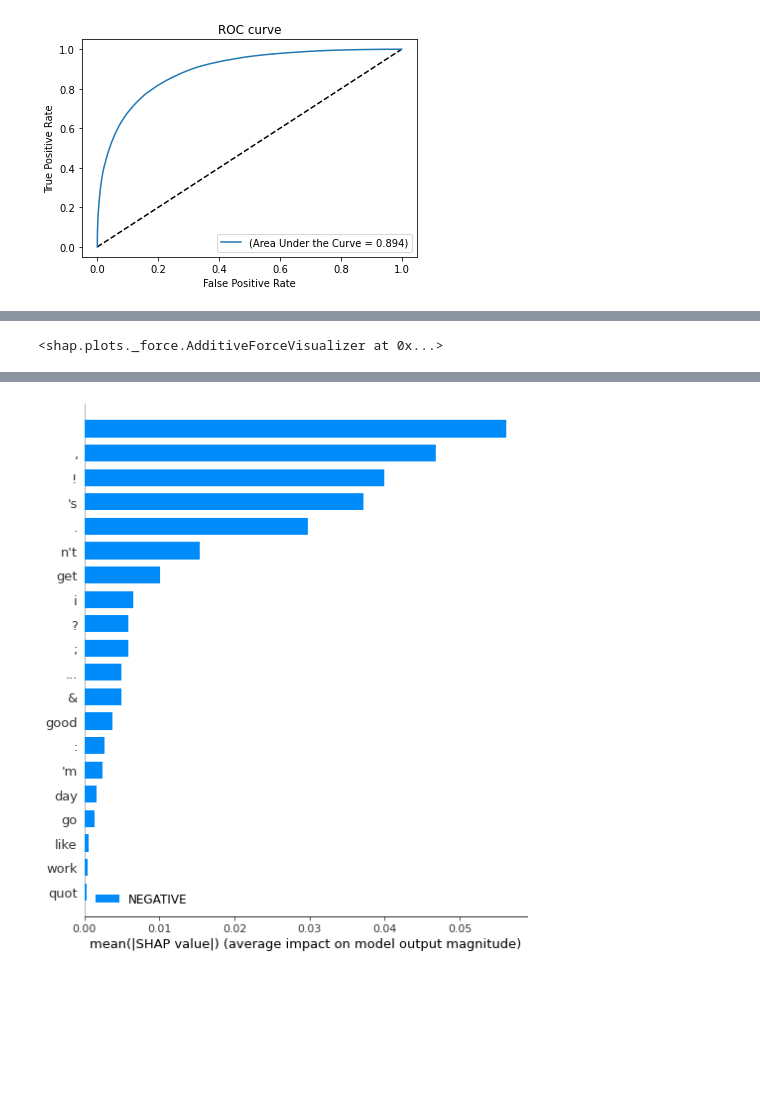
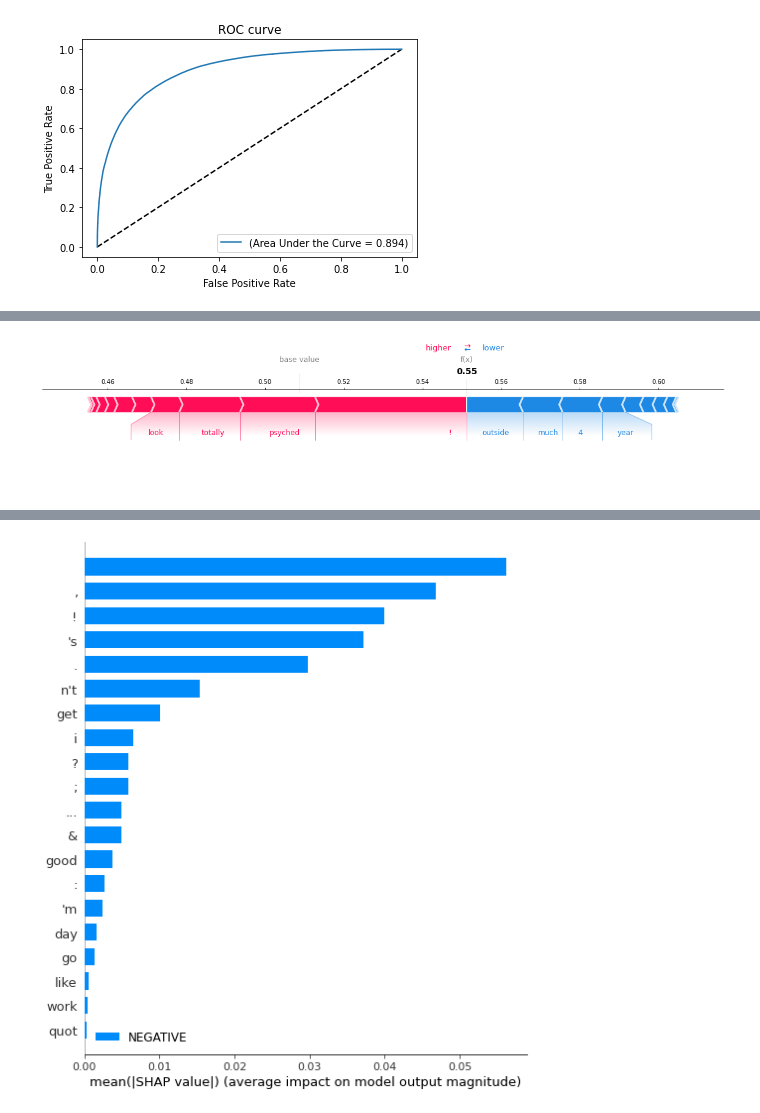
Before and after one commit to AIoT-Lab-ZU/Binary-SA, a Jupyter notebook: LSTM.ipynb, the cells around one changed output, grey strips where cells are left out. Drawn from its saved outputs; the diff is of its cells as text; code cells hidden in the pictures; blank space fills up the shorter version.

```diff
--- a/LSTM.ipynb
+++ b/LSTM.ipynb
@@ -540,4 +540,5 @@ shap.force_plot(explainer.expected_value[0], shap_values[0][0], x_test_words[0])
 # %%
-shap.force_plot(explainer.expected_value[0], shap_values[0][1], x_test_words[1])
+shap.force_plot(explainer.expected_value[0], shap_values[0][1], x_test_words[1],show=False, matplotlib=True)
+plt.savefig('shap2.png')
 # %% [output]
-<shap.plots._force.AdditiveForceVisualizer at 0x...>
+[figure, added]
```
Also changed, not shown: parts of 5 cells of this notebook, 2 other files.
